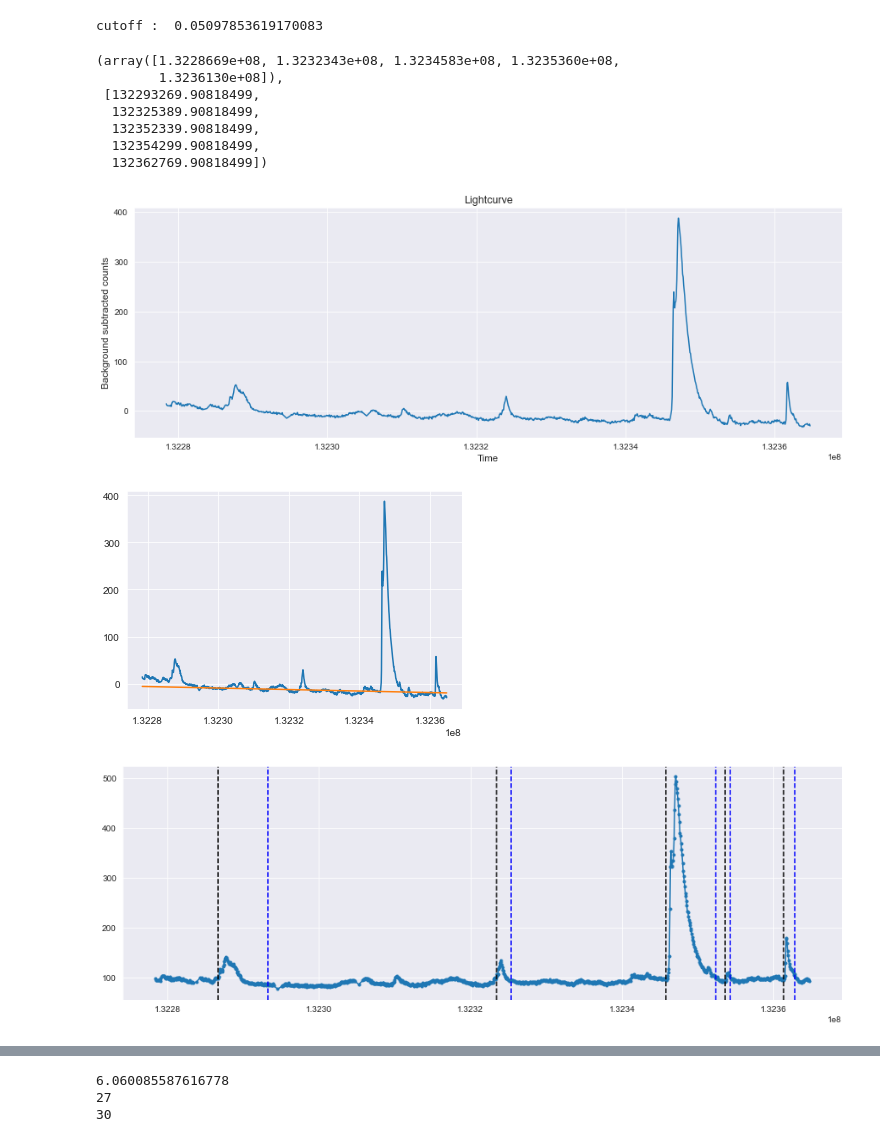
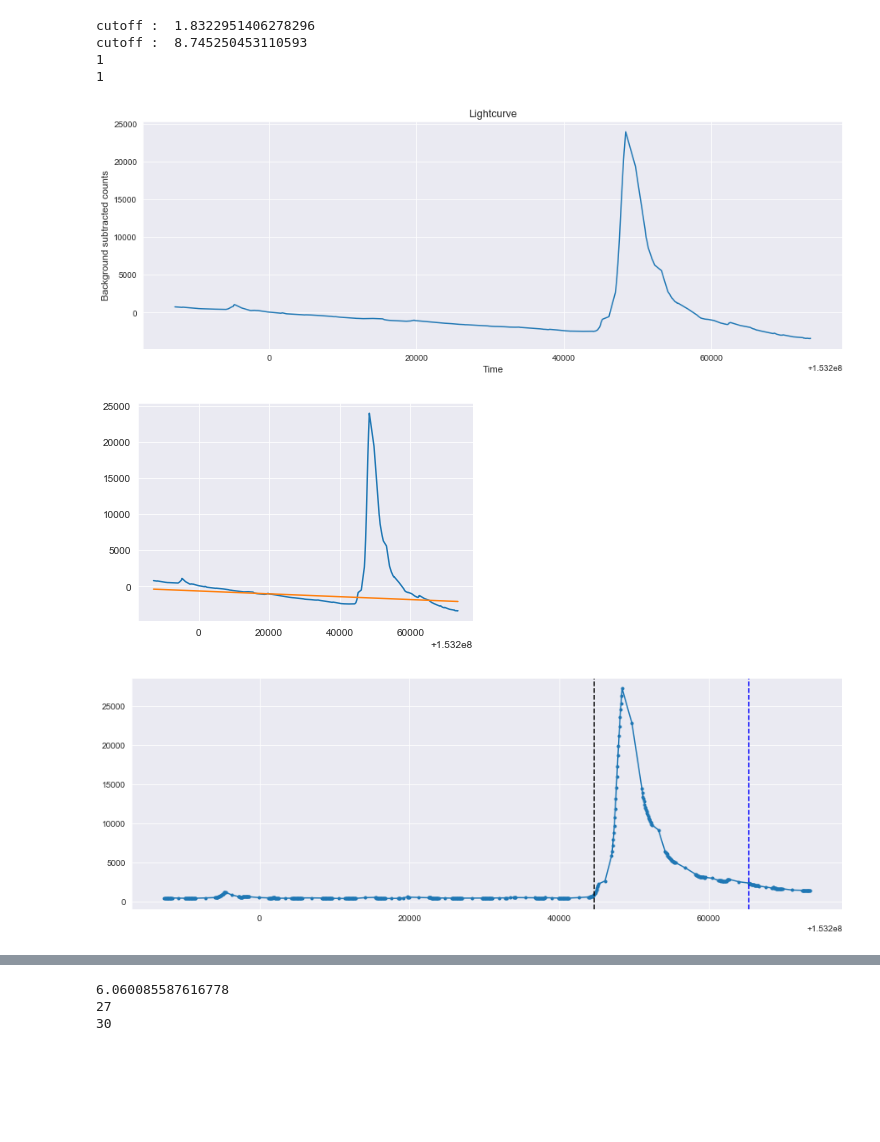
Before and after one commit to Tech-Meet-10-IITB-Solutions/SuryaDrishti, a Jupyter notebook: loc_max.ipynb, the cells around one changed output, grey strips where cells are left out. Saved outputs shown, nothing was run; the diff lists cells and outputs as text; code cells hidden in the pictures; blank space fills up the shorter version.

Commit message:
Dynamic cutoff in last cell

```diff
--- a/loc_max.ipynb
+++ b/loc_max.ipynb
@@ -14,8 +14,10 @@ sns.set_style("darkgrid")
 # %%
 #Loading the data file
 #lc = fits.open(r'C:\Users\aswin\OneDrive\Desktop\ch2_xsm_20211111_v1_level2.lc')
-lc = fits.open(r'C:\Users\aswin\OneDrive\Desktop\550_cts.lc')
+#lc = fits.open(r'C:\Users\aswin\OneDrive\Desktop\50k_cts.lc')
 #lc = fits.open(r'C:\Users\aswin\OneDrive\Desktop\ch2_xsm_20210225_v1_level2.lc')
+path = r"C:\Users\aswin\OneDrive\Desktop\XSM_data\ch2_xsm_20211109_v1_level2.lc"
+lc = fits.open(path)
 # %%
 #Extracting count rates and time from the lc file
 count_rate = lc['Rate'].data['Rate']
@@ -84,17 +87,26 @@ Text(0, 0.5, 'Binned counts')
 # %%
 def local_maxima_with_bk(binned_count, binned_time):
-    length = 200
-    st_nr = binned_count[4:] - binned_count[:-4]
-    st_dr = binned_time[4:] - binned_time[:-4]
-    #print(np.divide(st_nr, st_dr))
-    st_cutoff = np.average(np.sort(np.divide(st_nr, st_dr))[-1*length:])
-    st_flags = np.array(np.where(np.divide(st_nr, st_dr)>st_cutoff))
-    print('cutoff : ', np.average(np.sort(np.divide(st_nr, st_dr))[-1*length:]))
+    def find_start(binned_time, binned_count, frac = 0.5):
+        length = int(frac*len(count_rate)*0.01)
+        st_nr = binned_count[4:] - binned_count[:-4]
+        st_dr = binned_time[4:] - binned_time[:-4]
+        st_cutoff = np.average(np.sort(np.divide(st_nr, st_dr))[-1*length:])
+        st_flags = np.array(np.where(np.divide(st_nr, st_dr)>st_cutoff))
+        print('cutoff : ', np.average(np.sort(np.divide(st_nr, st_dr))[-1*length:]))
 
-    new_st_flags = [st_flags[0][0]]
-    for i in range(len(st_flags[0])-1):
-        if st_flags[0][i+1]-st_flags[0][i]>20:
-            new_st_flags.append(st_flags[0][i+1])
+        new_st_flags = [st_flags[0][0]]
+        for i in range(len(st_flags[0])-1):
+            if st_flags[0][i+1]-st_flags[0][i]>20:
+                new_st_flags.append(st_flags[0][i+1])
+        return new_st_flags
+
+    new_st_flags = find_start(binned_time, binned_count)
+    new_st_flags_alt = find_start(binned_time, binned_count, 0.1)
+
+    if len(new_st_flags)/len(new_st_flags_alt) > 2:
+        new_st_flags  = new_st_flags_alt
+
+    print(len(new_st_flags))
 
     peak_flags = []
 
@@ -105,7 +117,6 @@ def local_maxima_with_bk(binned_count, binned_time):
             return st_flag+np.where(np.divide(pk_nr, pk_dr)<1)[0][len(np.where(np.divide(pk_nr, pk_dr)<1)[0])-1]
         else:
             return st_flag
-
 
     for i in range(len(new_st_flags)):
         peak = binned_count[new_st_flags[i]:]
@@ -146,42 +157,39 @@ def local_maxima_with_bk(binned_count, binned_time):
     cts = bk_sub(binned_time, binned_count)
     cut, fit, sig = bk_avg(binned_time, cts)
 
     def find_end(time, counts, fit):
         if len(np.where(counts<fit+0.25*sig)[0]) != 0:
             end_time = time[np.where(counts<fit+0.25*sig)[0][0]]
         else:
             end_time = time[np.argmin(counts)]
         return end_time
 
     end_flags = []
 
     for i in range(len(peak_flags)):
         if i != len(peak_flags)-1:
             end_flags.append(find_end(binned_time[peak_flags[i]:new_st_flags[i+1]], cts[peak_flags[i]:new_st_flags[i+1]], fit[peak_flags[i]:new_st_flags[i+1]]))
         else:
             end_flags.append(find_end(binned_time[peak_flags[i]:], cts[peak_flags[i]:], fit[peak_flags[i]:]))
 
     plt.figure(figsize = (15,5))
     plt.plot(binned_time, binned_count,marker = '.')
     #plt.axhline(cut)
 
     for i in range(len(new_st_flags)):#, len(peak_flags[0]))):
         plt.axvline(binned_time[new_st_flags[i]], color = 'black', ls='--')
         #plt.axvline(binned_time[peak_flags[i]], color = 'red', ls='--')
         plt.axvline(end_flags[i], color = 'blue', ls = '--')
 
     return binned_time[new_st_flags],end_flags
 
-local_maxima_with_bk(binned_count, binned_time)
+flag_start, flag_end = local_maxima_with_bk(binned_count, binned_time)
+print(len(flag_start))
 # %% [output]
-cutoff :  0.05097853619170083
+cutoff :  1.8322951406278296
+cutoff :  8.745250453110593
+1
+1
-(array([1.3228669e+08, 1.3232343e+08, 1.3234583e+08, 1.3235360e+08,
-        1.3236130e+08]),
- [132293269.90818499,
-  132325389.90818499,
-  132352339.90818499,
-  132354299.90818499,
-  132362769.90818499])
-[figure, old version]
+[figure, new version]
-[figure, old version]
+[figure, new version]
-[figure, old version]
+[figure, new version]
```
Also changed, not shown: parts of 7 cells of this notebook.
